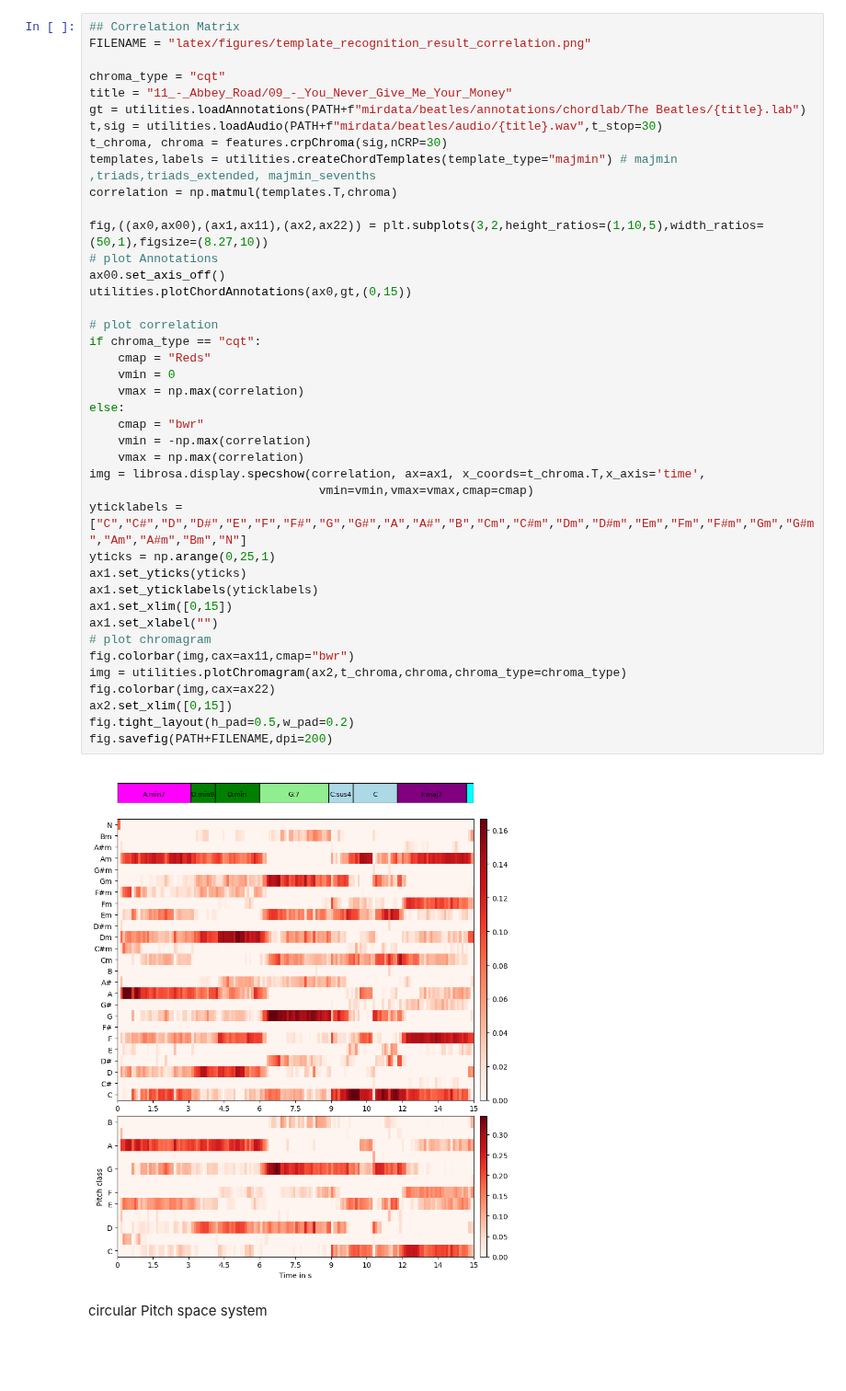
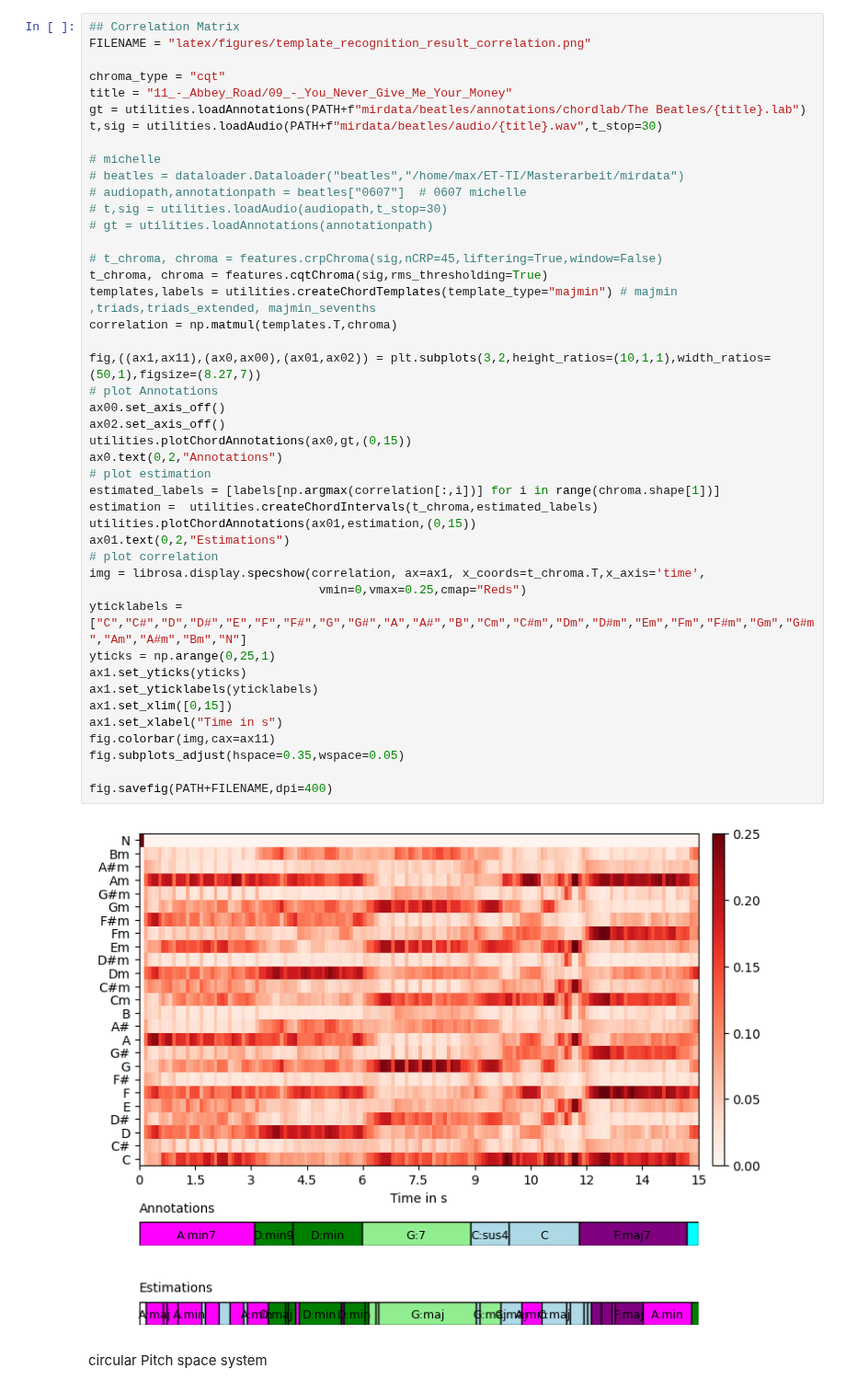
Before and after one commit to Maushax-jpg/chord-recognition, a Jupyter notebook: Plots.ipynb, the cells around one changed output. Shown at 92% size. Drawn from its saved outputs; the diff is of its cells as text; blank space fills up the shorter version.

```diff
--- a/Plots.ipynb
+++ b/Plots.ipynb
@@ -29,45 +72,48 @@ fig.savefig(PATH+FILENAME,dpi=200)
 # %%
 ## Correlation Matrix
 FILENAME = "latex/figures/template_recognition_result_correlation.png"
 
 chroma_type = "cqt"
 title = "11_-_Abbey_Road/09_-_You_Never_Give_Me_Your_Money"
 gt = utilities.loadAnnotations(PATH+f"mirdata/beatles/annotations/chordlab/The Beatles/{title}.lab")
 t,sig = utilities.loadAudio(PATH+f"mirdata/beatles/audio/{title}.wav",t_stop=30)
-t_chroma, chroma = features.crpChroma(sig,nCRP=30)
+
+# michelle
+# beatles = dataloader.Dataloader("beatles","/home/max/ET-TI/Masterarbeit/mirdata")
+# audiopath,annotationpath = beatles["0607"]  # 0607 michelle
+# t,sig = utilities.loadAudio(audiopath,t_stop=30)
+# gt = utilities.loadAnnotations(annotationpath)
+
+# t_chroma, chroma = features.crpChroma(sig,nCRP=45,liftering=True,window=False)
+t_chroma, chroma = features.cqtChroma(sig,rms_thresholding=True)
 templates,labels = utilities.createChordTemplates(template_type="majmin") # majmin ,triads,triads_extended, majmin_sevenths
 correlation = np.matmul(templates.T,chroma)
 
-fig,((ax0,ax00),(ax1,ax11),(ax2,ax22)) = plt.subplots(3,2,height_ratios=(1,10,5),width_ratios=(50,1),figsize=(8.27,10))
+fig,((ax1,ax11),(ax0,ax00),(ax01,ax02)) = plt.subplots(3,2,height_ratios=(10,1,1),width_ratios=(50,1),figsize=(8.27,7))
 # plot Annotations
 ax00.set_axis_off()
+ax02.set_axis_off()
 utilities.plotChordAnnotations(ax0,gt,(0,15))
-
+ax0.text(0,2,"Annotations")
+# plot estimation
+estimated_labels = [labels[np.argmax(correlation[:,i])] for i in range(chroma.shape[1])]
+estimation =  utilities.createChordIntervals(t_chroma,estimated_labels)
+utilities.plotChordAnnotations(ax01,estimation,(0,15))
+ax01.text(0,2,"Estimations")
 # plot correlation
-if chroma_type == "cqt":
-    cmap = "Reds"
-    vmin = 0
-    vmax = np.max(correlation)
-else:
-    cmap = "bwr"
-    vmin = -np.max(correlation)
-    vmax = np.max(correlation)
 img = librosa.display.specshow(correlation, ax=ax1, x_coords=t_chroma.T,x_axis='time',
-                                vmin=vmin,vmax=vmax,cmap=cmap)
+                                vmin=0,vmax=0.25,cmap="Reds")
 yticklabels = ["C","C#","D","D#","E","F","F#","G","G#","A","A#","B","Cm","C#m","Dm","D#m","Em","Fm","F#m","Gm","G#m","Am","A#m","Bm","N"]
 yticks = np.arange(0,25,1)
 ax1.set_yticks(yticks)
 ax1.set_yticklabels(yticklabels)
 ax1.set_xlim([0,15])
-ax1.set_xlabel("")
-# plot chromagram
-fig.colorbar(img,cax=ax11,cmap="bwr")
-img = utilities.plotChromagram(ax2,t_chroma,chroma,chroma_type=chroma_type)
-fig.colorbar(img,cax=ax22)
-ax2.set_xlim([0,15])
-fig.tight_layout(h_pad=0.5,w_pad=0.2)
-fig.savefig(PATH+FILENAME,dpi=200)
+ax1.set_xlabel("Time in s")
+fig.colorbar(img,cax=ax11)
+fig.subplots_adjust(hspace=0.35,wspace=0.05)
+
+fig.savefig(PATH+FILENAME,dpi=400)
 # %% [output]
-[figure, old version]
+[figure, new version]
 # %% [markdown]
 circular Pitch space system
```
Also changed, not shown: parts of 6 cells of this notebook, 10 other files.
